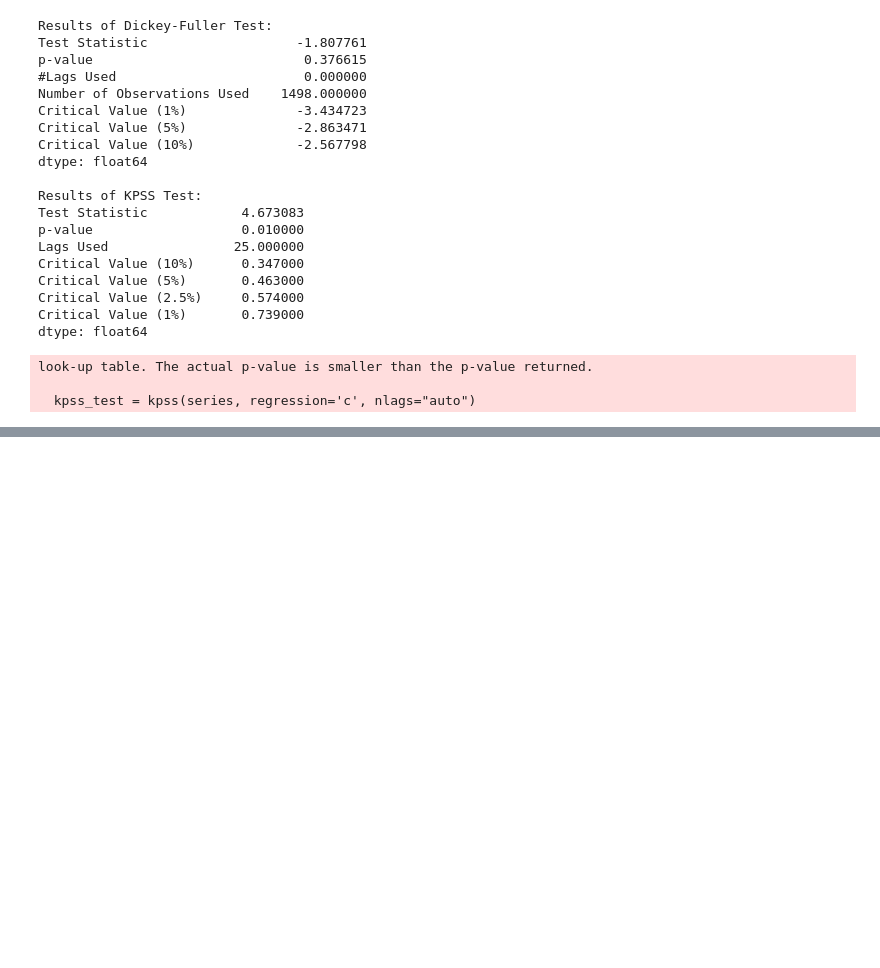
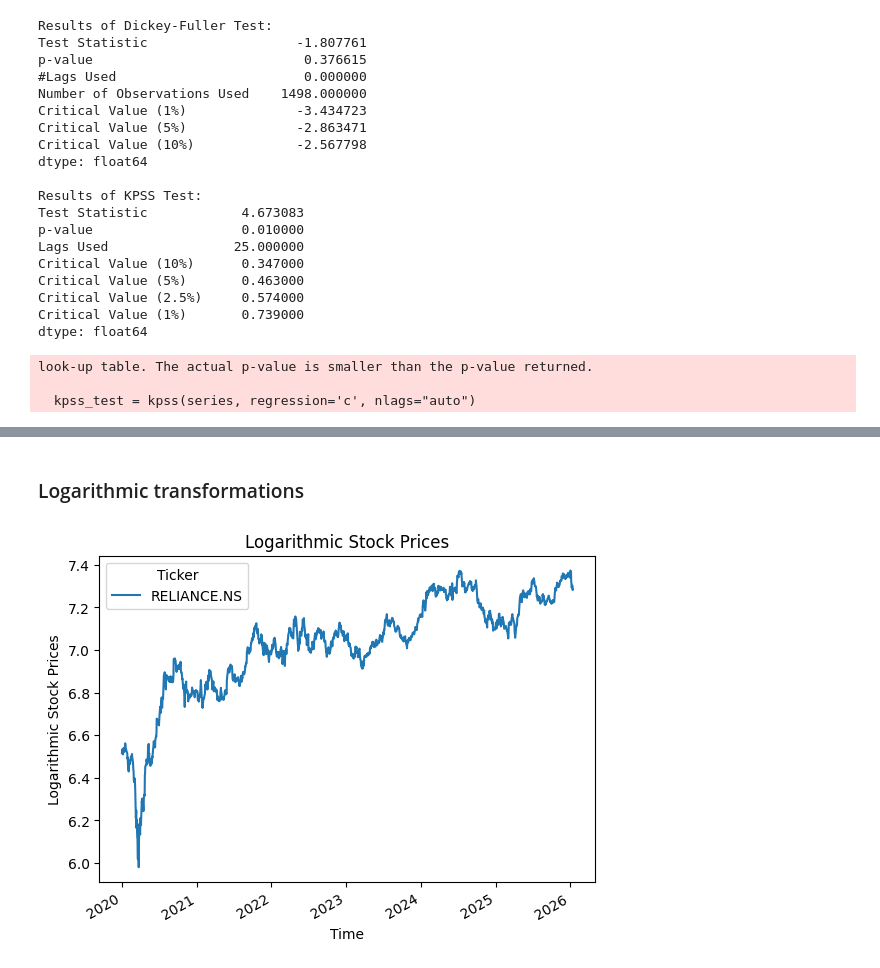
Before and after one commit to sachialgoexpert/timeseries, a Jupyter notebook: src/ipynb/first.ipynb, the cells around one changed output, grey strips where cells are left out. Cells and saved outputs as stored; diff of their text form; code cells hidden in the pictures; blank space fills up the shorter version.

```diff
--- a/src/ipynb/first.ipynb
+++ b/src/ipynb/first.ipynb
@@ -113,0 +172,12 @@ look-up table. The actual p-value is smaller than the p-value returned.
+# %% [markdown]
+### Logarithmic transformations
+# %%
+rel_stock_prices=df['Close']
+prices_log=np.log(rel_stock_prices)
+prices_log.plot()
+plt.title('Logarithmic Stock Prices')
+plt.xlabel('Time')
+plt.ylabel('Logarithmic Stock Prices')
+plt.show()
+# %% [output]
+[figure, added]
```
Also changed, not shown: parts of 13 cells of this notebook, 5 other files.
